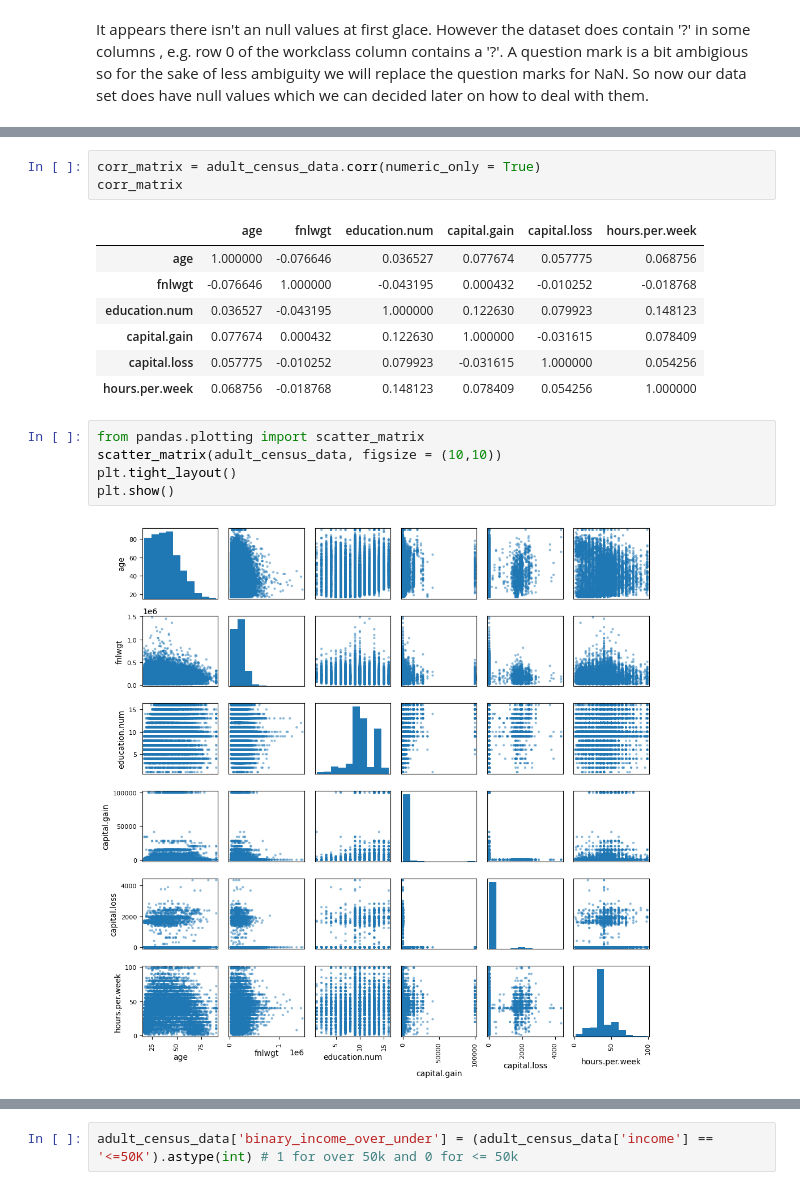
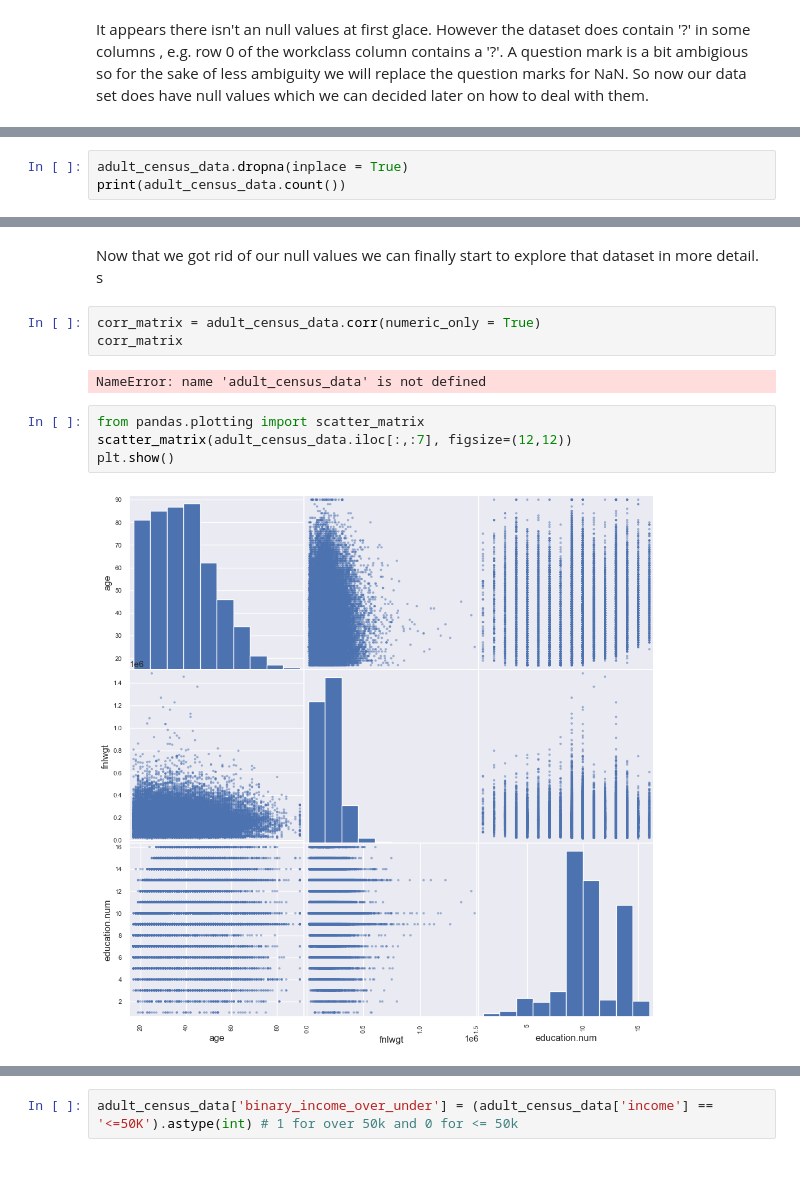
Before and after one commit to brandoncabrera707/CISD_41_Capstone_Project, a Jupyter notebook: capstone_project.ipynb, the cells around one changed output, grey strips where cells are left out. Saved outputs shown, nothing was run; the diff lists cells and outputs as text.

```diff
--- a/capstone_project.ipynb
+++ b/capstone_project.ipynb
@@ -131,0 +175,3 @@ adult_census_data.head()
+# %%
+adult_census_data.dropna(inplace = True)
+print(adult_census_data.count())
@@ -132,18 +195,13 @@ adult_census_data.head()
+# %% [markdown]
+Now that we got rid of our null values we can finally start to explore that dataset in more detail. s
 # %%
 corr_matrix = adult_census_data.corr(numeric_only = True)
 corr_matrix
 # %% [output]
-|  | age | fnlwgt | education.num | capital.gain | capital.loss | hours.per.week |
-| age | 1.000000 | -0.076646 | 0.036527 | 0.077674 | 0.057775 | 0.068756 |
-| fnlwgt | -0.076646 | 1.000000 | -0.043195 | 0.000432 | -0.010252 | -0.018768 |
-| education.num | 0.036527 | -0.043195 | 1.000000 | 0.122630 | 0.079923 | 0.148123 |
-| capital.gain | 0.077674 | 0.000432 | 0.122630 | 1.000000 | -0.031615 | 0.078409 |
-| capital.loss | 0.057775 | -0.010252 | 0.079923 | -0.031615 | 1.000000 | 0.054256 |
-| hours.per.week | 0.068756 | -0.018768 | 0.148123 | 0.078409 | 0.054256 | 1.000000 |
+NameError: name 'adult_census_data' is not defined
-# %%
-from pandas.plotting import scatter_matrix
-scatter_matrix(adult_census_data, figsize = (10,10))
-plt.tight_layout()
-plt.show()
-# %% [output]
-[figure, removed]
+# %%
+from pandas.plotting import scatter_matrix
+scatter_matrix(adult_census_data.iloc[:,:7], figsize=(12,12))
+plt.show()
+# %% [output]
+[figure, added]
```
Also changed, not shown: parts of 9 cells of this notebook, 1 other file.
